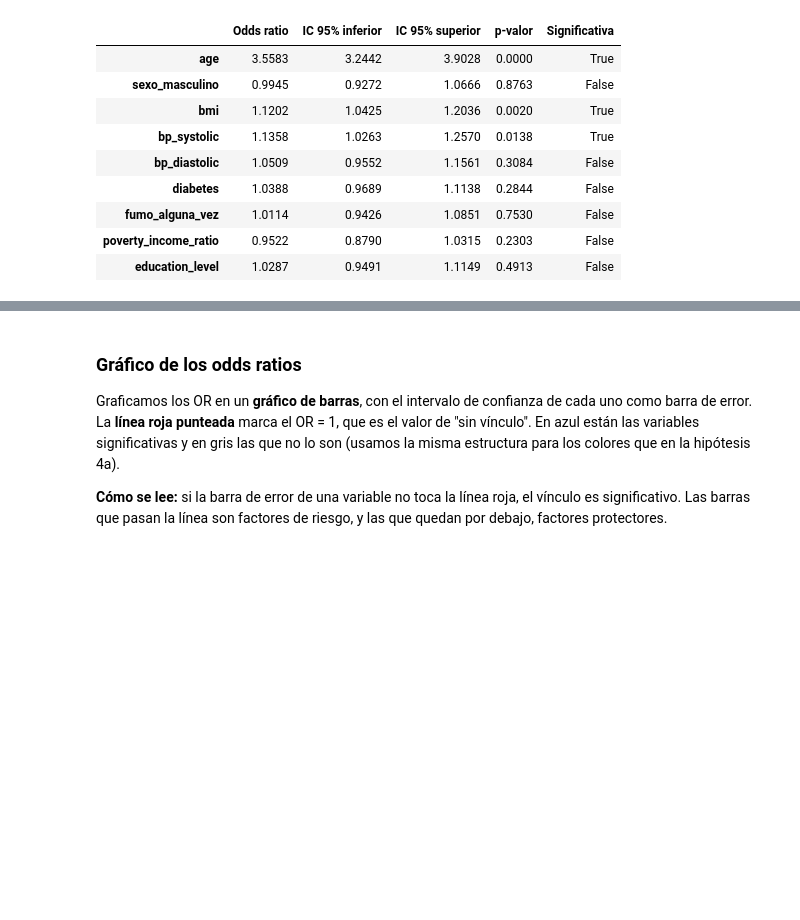
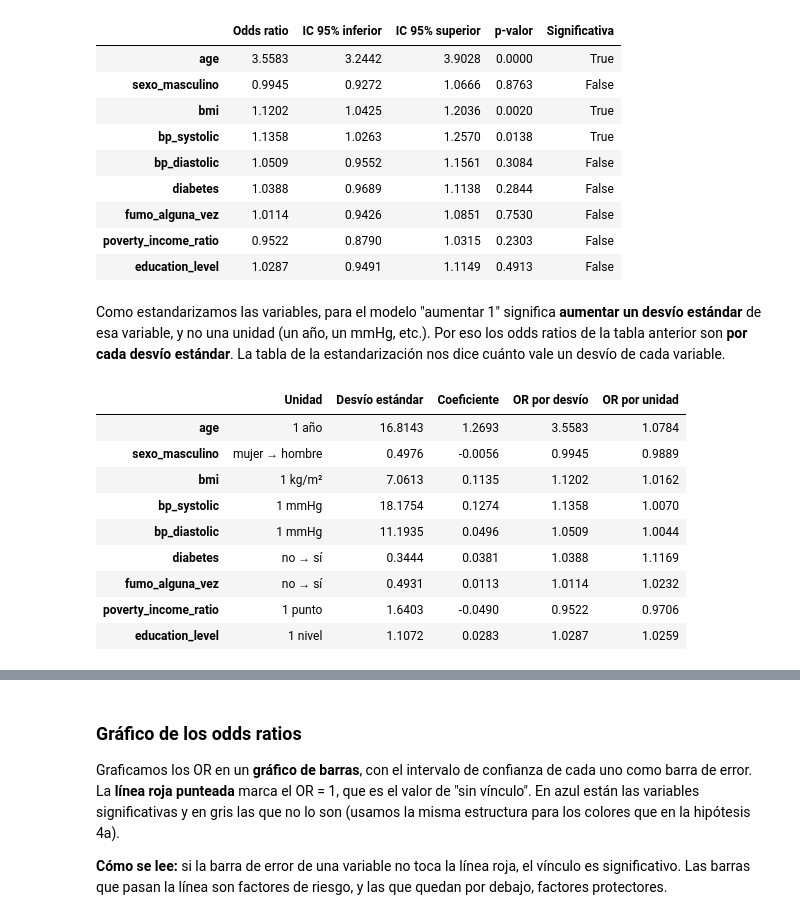
Before and after one commit to FranGonzalez354/TPE_fundamentos, a Jupyter notebook: CodeTPE.ipynb, the cells around one changed output, grey strips where cells are left out. Cells and saved outputs as stored; diff of their text form; code cells hidden in the pictures; blank space fills up the shorter version.

```diff
--- a/CodeTPE.ipynb
+++ b/CodeTPE.ipynb
@@ -999,3 +1382,26 @@ odds_ratios.round(4)
 | fumo_alguna_vez | 1.0114 | 0.9426 | 1.0851 | 0.7530 | False |
 | poverty_income_ratio | 0.9522 | 0.8790 | 1.0315 | 0.2303 | False |
 | education_level | 1.0287 | 0.9491 | 1.1149 | 0.4913 | False |
+# %% [markdown]
+Como estandarizamos las variables, para el modelo "aumentar 1" significa **aumentar un desvío estándar** de esa variable, y no una unidad (un año, un mmHg, etc.). Por eso los odds ratios de la tabla anterior son **por cada desvío estándar**. La tabla de la estandarización nos dice cuánto vale un desvío de cada variable.
+# %%
+or_por_unidad = pd.DataFrame({
+    "Unidad": ["1 año", "mujer → hombre", "1 kg/m²", "1 mmHg", "1 mmHg", "no → sí", "no → sí", "1 punto", "1 nivel"],
+    "Desvío estándar": scaler.scale_,
+    "Coeficiente": modelo_logit.params[variables],
+    "OR por desvío": np.exp(modelo_logit.params[variables]),
+    "OR por unidad": np.exp(modelo_logit.params[variables] / scaler.scale_)
+}, index=variables)
+
+or_por_unidad.round(4)
+# %% [output]
+|  | Unidad | Desvío estándar | Coeficiente | OR por desvío | OR por unidad |
+| age | 1 año | 16.8143 | 1.2693 | 3.5583 | 1.0784 |
+| sexo_masculino | mujer → hombre | 0.4976 | -0.0056 | 0.9945 | 0.9889 |
+| bmi | 1 kg/m² | 7.0613 | 0.1135 | 1.1202 | 1.0162 |
+| bp_systolic | 1 mmHg | 18.1754 | 0.1274 | 1.1358 | 1.0070 |
+| bp_diastolic | 1 mmHg | 11.1935 | 0.0496 | 1.0509 | 1.0044 |
+| diabetes | no → sí | 0.3444 | 0.0381 | 1.0388 | 1.1169 |
+| fumo_alguna_vez | no → sí | 0.4931 | 0.0113 | 1.0114 | 1.0232 |
+| poverty_income_ratio | 1 punto | 1.6403 | -0.0490 | 0.9522 | 0.9706 |
+| education_level | 1 nivel | 1.1072 | 0.0283 | 1.0287 | 1.0259 |
```
Also changed, not shown: parts of 110 cells of this notebook, 7 other files.
